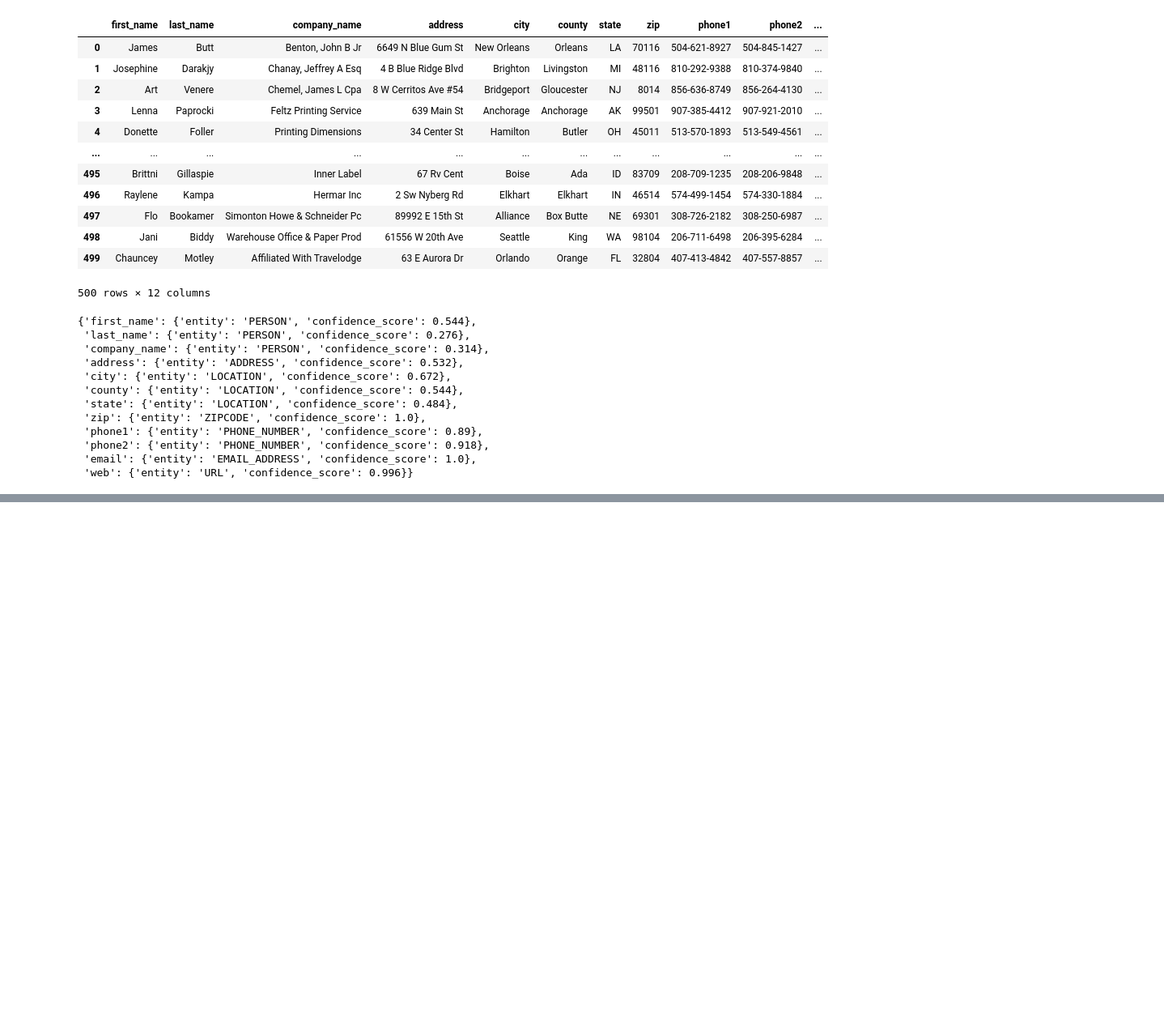
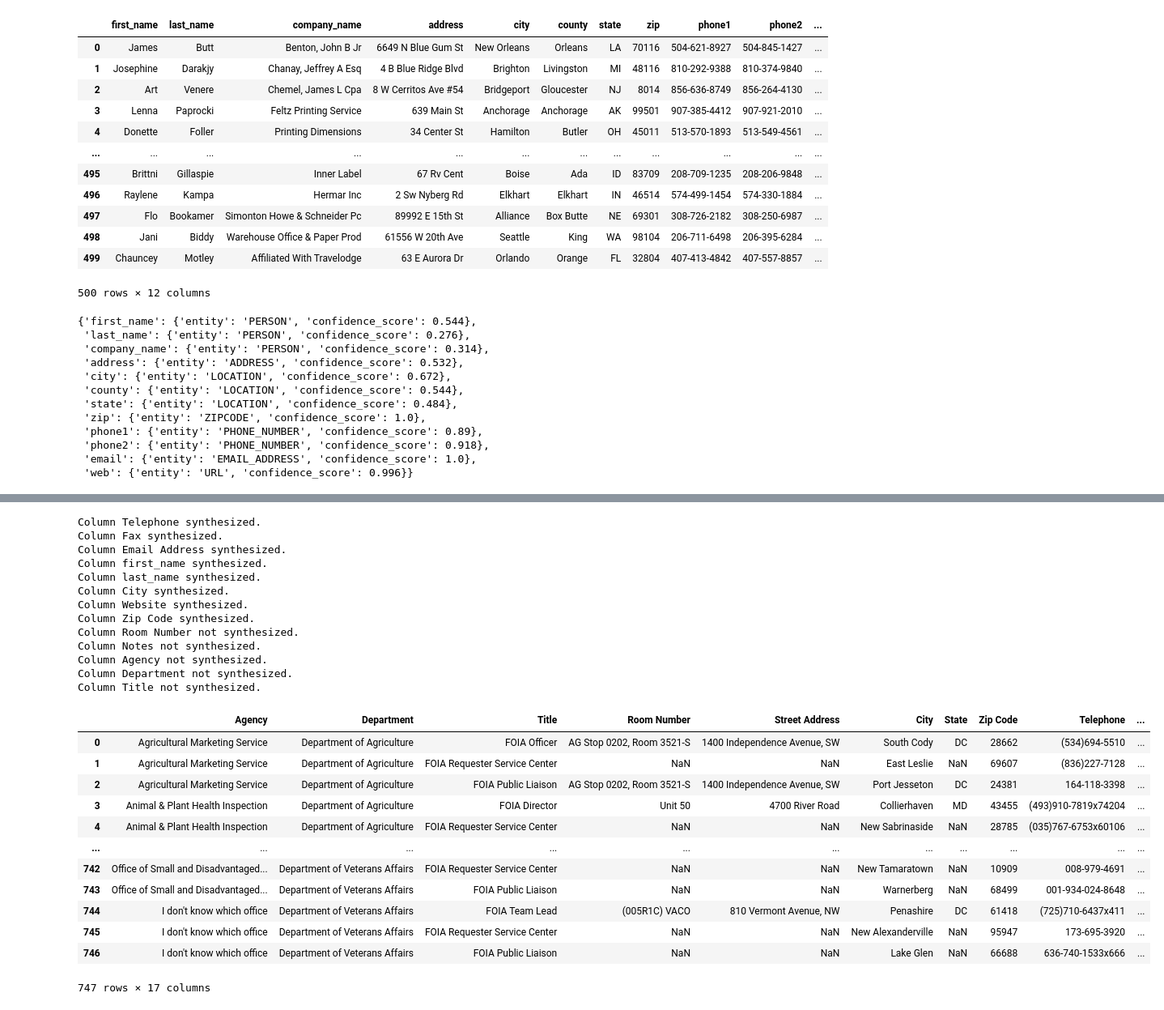
Before and after one commit to Clearbox-AI/nerpii, a Jupyter notebook: faker.ipynb, the cells around one changed output, grey strips where cells are left out. Shown at 81% size. Drawn from its saved outputs; the diff is of its cells as text; code cells hidden in the pictures; blank space fills up the shorter version.

```diff
--- a/faker.ipynb
+++ b/faker.ipynb
@@ -107,0 +265,2 @@ synth
+# %%
+full_noia = pd.read_csv('dataset/full-noia-contacts-modified.csv')
@@ -107,0 +290,29 @@ synth
+# %%
+get_synthetic_dataset(full_noia, list_full_entities)
+# %% [output]
+Column Telephone synthesized.
+Column Fax synthesized.
+Column Email Address synthesized.
+Column first_name synthesized.
+Column last_name synthesized.
+Column City synthesized.
+Column Website synthesized.
+Column Zip Code synthesized.
+Column Room Number not synthesized.
+Column Notes not synthesized.
+Column Agency not synthesized.
+Column Department not synthesized.
+Column Title not synthesized.
+|  | Agency | Department | Title | Room Number | Street Address | City | State | Zip Code | Telephone | ... |
+| 0 | Agricultural Marketing Service | Department of Agriculture | FOIA Officer | AG Stop 0202, Room 3521-S | 1400 Independence Avenue, SW | South Cody | DC | 28662 | (534)694-5510 | ... |
+| 1 | Agricultural Marketing Service | Department of Agriculture | FOIA Requester Service Center | NaN | NaN | East Leslie | NaN | 69607 | (836)227-7128 | ... |
+| 2 | Agricultural Marketing Service | Department of Agriculture | FOIA Public Liaison | AG Stop 0202, Room 3521-S | 1400 Independence Avenue, SW | Port Jesseton | DC | 24381 | 164-118-3398 | ... |
+| 3 | Animal & Plant Health Inspection | Department of Agriculture | FOIA Director | Unit 50 | 4700 River Road | Collierhaven | MD | 43455 | (493)910-7819x74204 | ... |
+| 4 | Animal & Plant Health Inspection | Department of Agriculture | FOIA Requester Service Center | NaN | NaN | New Sabrinaside | NaN | 28785 | (035)767-6753x60106 | ... |
+| ... | ... | ... | ... | ... | ... | ... | ... | ... | ... | ... |
+| 742 | Office of Small and Disadvantaged... | Department of Veterans Affairs | FOIA Requester Service Center | NaN | NaN | New Tamaratown | NaN | 10909 | 008-979-4691 | ... |
+| 743 | Office of Small and Disadvantaged... | Department of Veterans Affairs | FOIA Public Liaison | NaN | NaN | Warnerberg | NaN | 68499 | 001-934-024-8648 | ... |
+| 744 | I don't know which office | Department of Veterans Affairs | FOIA Team Lead | (005R1C) VACO | 810 Vermont Avenue, NW | Penashire | DC | 61418 | (725)710-6437x411 | ... |
+| 745 | I don't know which office | Department of Veterans Affairs | FOIA Requester Service Center | NaN | NaN | New Alexanderville | NaN | 95947 | 173-695-3920 | ... |
+| 746 | I don't know which office | Department of Veterans Affairs | FOIA Public Liaison | NaN | NaN | Lake Glen | NaN | 66688 | 636-740-1533x666 | ... |
+747 rows × 17 columns
```
Also changed, not shown: parts of 54 cells of this notebook, 3 other files.
